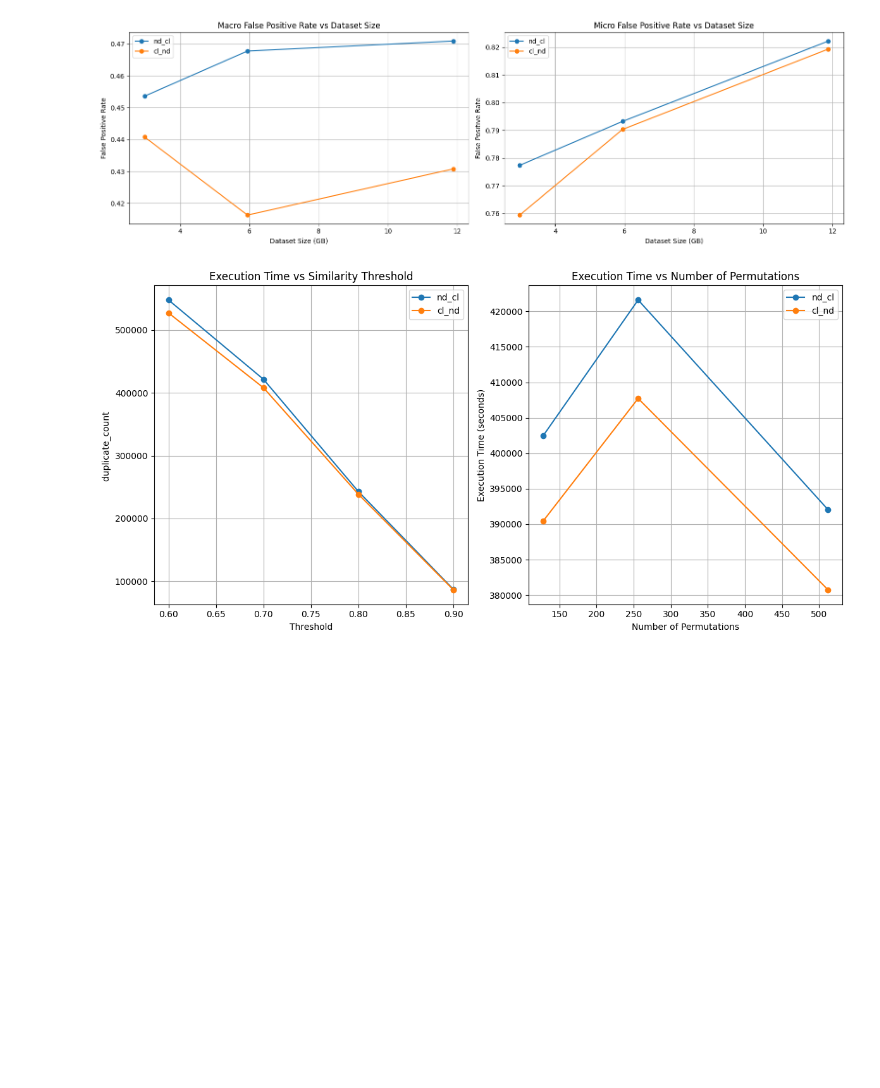
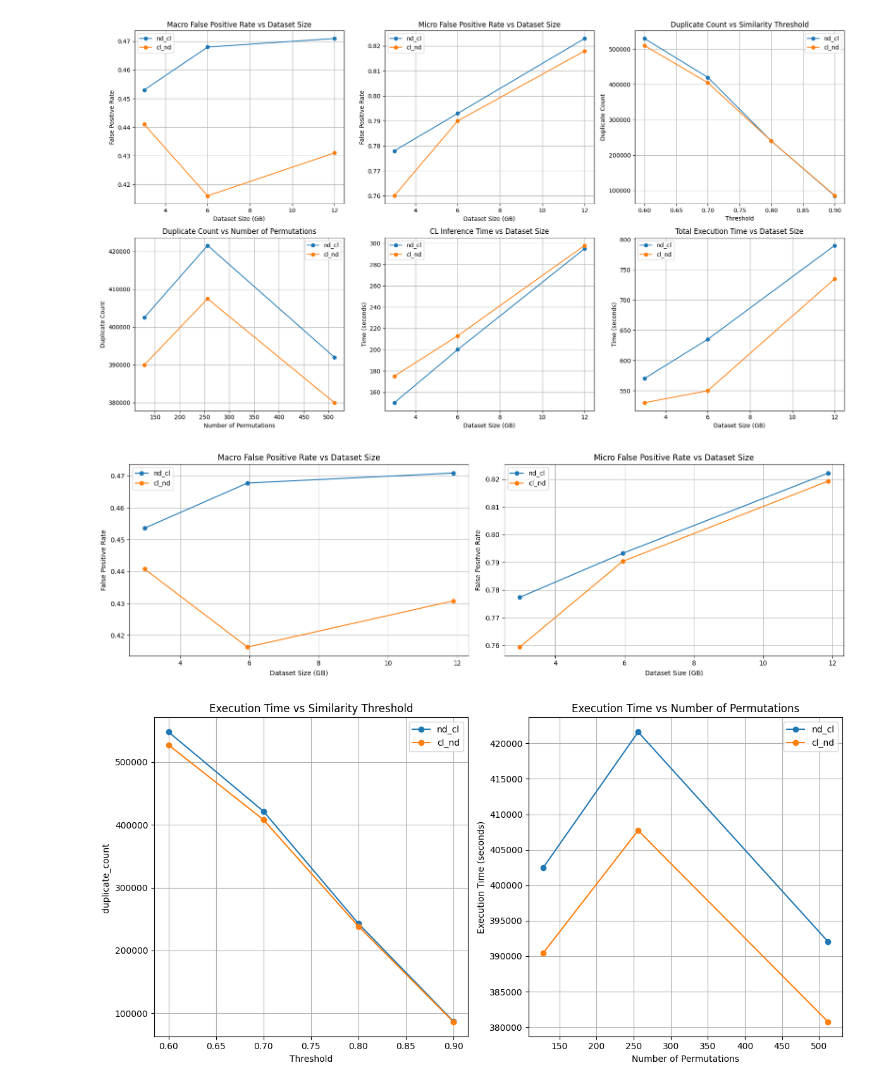
Before and after one commit to OhadRubin/database_project_c, a Jupyter notebook: viewer.ipynb, the cells around one changed output. Cells and saved outputs as stored; diff of their text form; code cells hidden in the pictures; blank space fills up the shorter version.

```diff
--- a/viewer.ipynb
+++ b/viewer.ipynb
@@ -1,3 +1,96 @@
+# %%
+import matplotlib.pyplot as plt
+
+# Data
+dataset_sizes = [3, 6, 12]
+
+fp_macro_nd_cl = [0.453, 0.468, 0.471]
+fp_macro_cl_nd = [0.441, 0.416, 0.431]
+
+fp_micro_nd_cl = [0.778, 0.793, 0.823]
+fp_micro_cl_nd = [0.760, 0.790, 0.818]
+
+thresholds = [0.6, 0.7, 0.8, 0.9]
+dup_thresh_nd_cl = [530000, 420000, 240000,  85000]
+dup_thresh_cl_nd = [510000, 405000, 240000,  86000]
+
+permutations = [128, 256, 512]
+dup_perm_nd_cl = [402500, 421600, 392000]
+dup_perm_cl_nd = [390000, 407500, 380000]
+
+cl_inf_nd_cl = [150, 200, 295]
+cl_inf_cl_nd = [175, 213, 298]
+
+total_time_nd_cl = [570, 635, 790]
+total_time_cl_nd = [530, 550, 735]
+
+# Create subplots
+fig, axs = plt.subplots(2, 3, figsize=(18, 10))
+
+# Top-left: Macro FPR vs Dataset Size
+ax = axs[0, 0]
+ax.plot(dataset_sizes, fp_macro_nd_cl, '-o', label='nd_cl')
+ax.plot(dataset_sizes, fp_macro_cl_nd, '-o', label='cl_nd')
+ax.set_title('Macro False Positive Rate vs Dataset Size')
+ax.set_xlabel('Dataset Size (GB)')
+ax.set_ylabel('False Positive Rate')
+ax.grid(True)
+ax.legend()
+
+# Top-middle: Micro FPR vs Dataset Size
+ax = axs[0, 1]
+ax.plot(dataset_sizes, fp_micro_nd_cl, '-o', label='nd_cl')
+ax.plot(dataset_sizes, fp_micro_cl_nd, '-o', label='cl_nd')
+ax.set_title('Micro False Positive Rate vs Dataset Size')
+ax.set_xlabel('Dataset Size (GB)')
+ax.set_ylabel('False Positive Rate')
+ax.grid(True)
+ax.legend()
+
+# Top-right: Duplicate Count vs Similarity Threshold
+ax = axs[0, 2]
+ax.plot(thresholds, dup_thresh_nd_cl, '-o', label='nd_cl')
+ax.plot(thresholds, dup_thresh_cl_nd, '-o', label='cl_nd')
+ax.set_title('Duplicate Count vs Similarity Threshold')
+ax.set_xlabel('Threshold')
+ax.set_ylabel('Duplicate Count')
+ax.grid(True)
+ax.legend()
+
+# Bottom-left: Duplicate Count vs Number of Permutations
+ax = axs[1, 0]
+ax.plot(permutations, dup_perm_nd_cl, '-o', label='nd_cl')
+ax.plot(permutations, dup_perm_cl_nd, '-o', label='cl_nd')
+ax.set_title('Duplicate Count vs Number of Permutations')
+ax.set_xlabel('Number of Permutations')
+ax.set_ylabel('Duplicate Count')
+ax.grid(True)
+ax.legend()
+
+# Bottom-middle: CL Inference Time vs Dataset Size
+ax = axs[1, 1]
+ax.plot(dataset_sizes, cl_inf_nd_cl, '-o', label='nd_cl')
+ax.plot(dataset_sizes, cl_inf_cl_nd, '-o', label='cl_nd')
+ax.set_title('CL Inference Time vs Dataset Size')
+ax.set_xlabel('Dataset Size (GB)')
+ax.set_ylabel('Time (seconds)')
+ax.grid(True)
+ax.legend()
+
+# Bottom-right: Total Execution Time vs Dataset Size
+ax = axs[1, 2]
+ax.plot(dataset_sizes, total_time_nd_cl, '-o', label='nd_cl')
+ax.plot(dataset_sizes, total_time_cl_nd, '-o', label='cl_nd')
+ax.set_title('Total Execution Time vs Dataset Size')
+ax.set_xlabel('Dataset Size (GB)')
+ax.set_ylabel('Time (seconds)')
+ax.grid(True)
+ax.legend()
+
+plt.tight_layout()
+plt.show()
+# %% [output]
+[figure, added]
 # %%
 import pandas as pd
 import psycopg2
```
Also changed, not shown: 2 other files.
